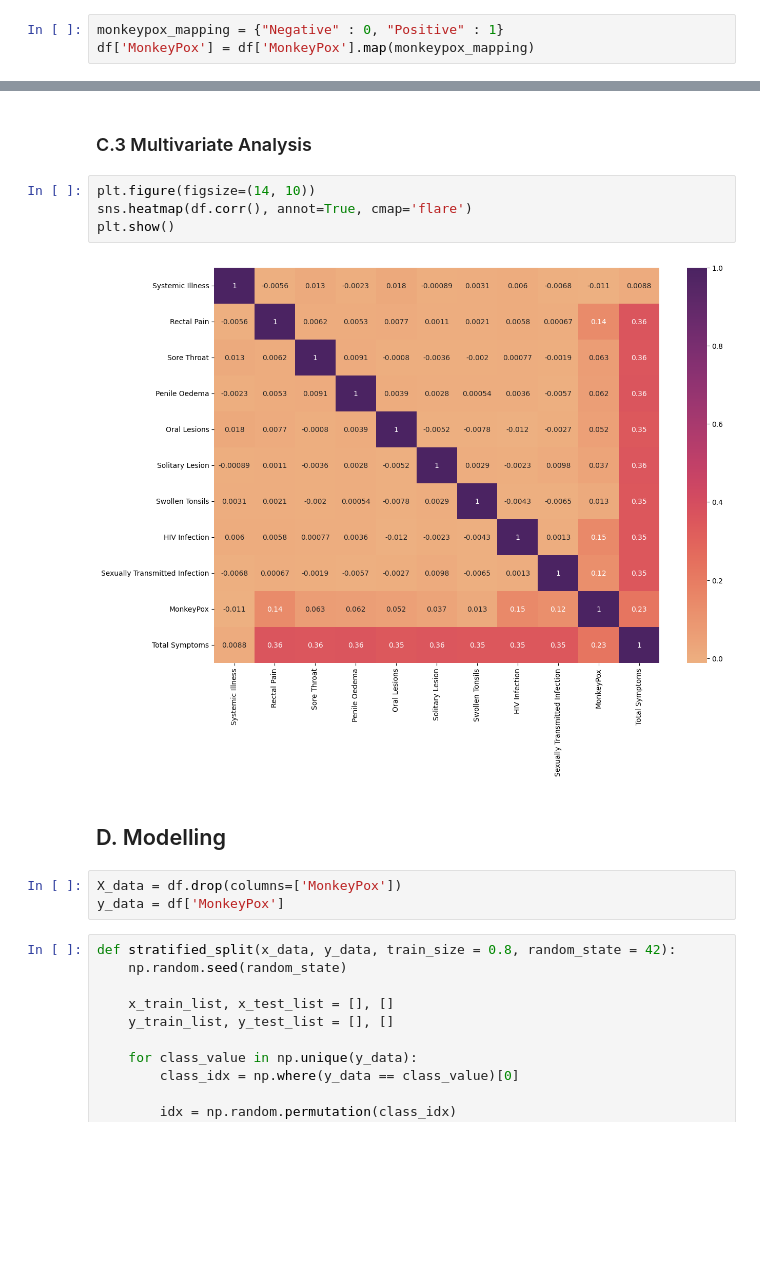
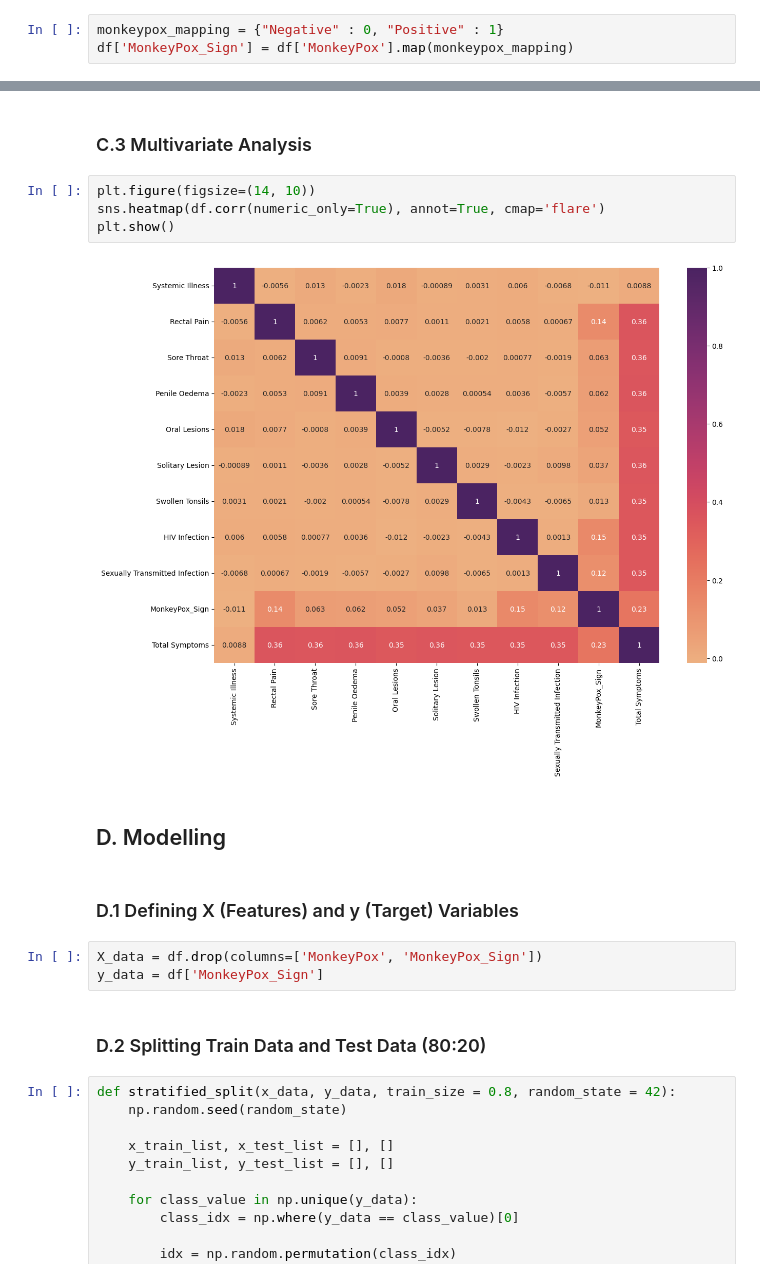
Before and after one commit to HablSank/1Day-1Dataset_MachineLearningProject, a Jupyter notebook: Day-4/Decision Tree Classification (MonkeyPox)/monkeypox.ipynb, the cells around one changed output, grey strips where cells are left out. Drawn from its saved outputs; the diff is of its cells as text; blank space fills up the shorter version.

```diff
--- a/Day-4/Decision Tree Classification (MonkeyPox)/monkeypox.ipynb
+++ b/Day-4/Decision Tree Classification (MonkeyPox)/monkeypox.ipynb
@@ -193,5 +193,5 @@ array([0, 1, 2, 3])
 ### B.3 Mapping Label
 # %%
 monkeypox_mapping = {"Negative" : 0, "Positive" : 1}
-df['MonkeyPox'] = df['MonkeyPox'].map(monkeypox_mapping)
+df['MonkeyPox_Sign'] = df['MonkeyPox'].map(monkeypox_mapping)
 # %%
@@ -228,15 +265,19 @@ df.head()
 ### C.3 Multivariate Analysis
 # %%
 plt.figure(figsize=(14, 10))
-sns.heatmap(df.corr(), annot=True, cmap='flare')
+sns.heatmap(df.corr(numeric_only=True), annot=True, cmap='flare')
 plt.show()
 # %% [output]
-[figure, old version]
+[figure, new version]
 # %% [markdown]
 ## D. Modelling
+# %% [markdown]
+### D.1 Defining X (Features) and y (Target) Variables
 # %%
-X_data = df.drop(columns=['MonkeyPox'])
-y_data = df['MonkeyPox']
+X_data = df.drop(columns=['MonkeyPox', 'MonkeyPox_Sign'])
+y_data = df['MonkeyPox_Sign']
+# %% [markdown]
+### D.2 Splitting Train Data and Test Data (80:20)
 # %%
 def stratified_split(x_data, y_data, train_size = 0.8, random_state = 42):
     np.random.seed(random_state)
```
Also changed, not shown: parts of 32 cells of this notebook.
